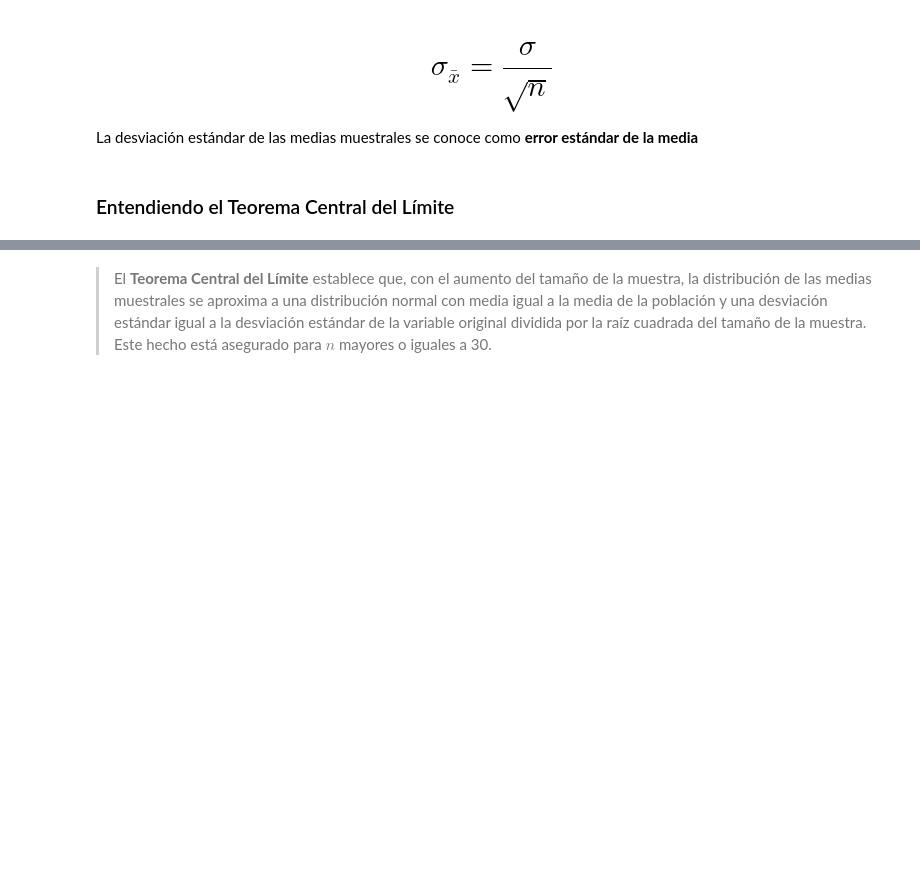
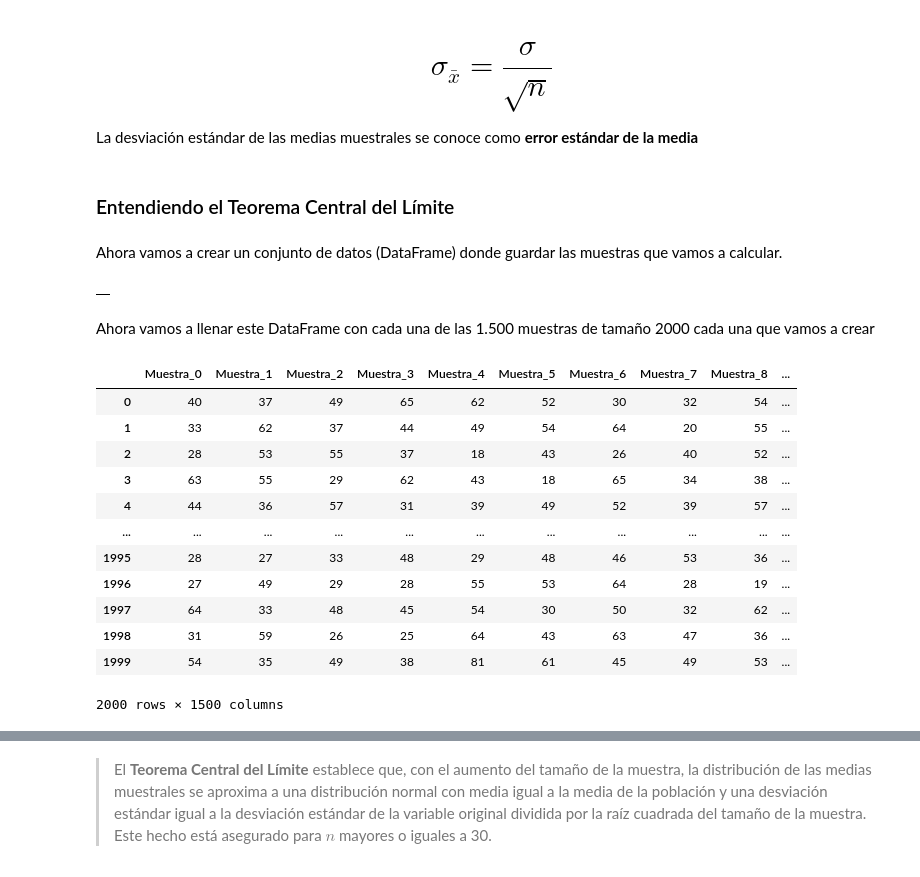
Before and after one commit to Maucho6340/1764-estadistica-con-python-probabilidad-y-muestreo, a Jupyter notebook: Curso_de_Etadística_Parte_2.ipynb, the cells around one changed output, grey strips where cells are left out. Cells and saved outputs as stored; diff of their text form; code cells hidden in the pictures; blank space fills up the shorter version.

```diff
--- a/Curso_de_Etadística_Parte_2.ipynb
+++ b/Curso_de_Etadística_Parte_2.ipynb
@@ -1208,0 +1214,33 @@ La desviación estándar de las medias muestrales se conoce como **error estánd
+# %% [markdown]
+Ahora vamos a crear un conjunto de datos (DataFrame) donde guardar las muestras que vamos a calcular.
+# %%
+muestras=pd.DataFrame() # Creamos un df vacío
+muestras
+# %% [output]
+|  |
+# %% [markdown]
+Ahora vamos a llenar este DataFrame con cada una de las 1.500 muestras de tamaño 2000 cada una que vamos a crear
+# %%
+for i in range(total_de_muestras): # creamos un ciclo for para cada i en intervalo del total de muestras (1.500)
+  _=datos.Edad.sample(n) # Usamos "_" para no almacenar exactamente las muestra en ningún lugar en específico,
+                         # pues al final las vamos a incorporar al df. Llamamos a la variable que vamo a utilizar para el ejemplo
+                         # mediante método "sample" y seleccionamos una muestra de tamaño 2000 como si lo hiciéramos como única vez
+  _.index=range(0,len(_)) # Yo quiero que el índice sea un rango numérico que vaya enumerando cada una de las muestras desde cero hasta
+                          # la longuitud de la muestra que acabé de crear con nombre "_".
+  muestras['Muestra_' + str(i)]=_ # Con ello salvo cada una de las columnas del df
+
+muestras
+# %% [output]
+|  | Muestra_0 | Muestra_1 | Muestra_2 | Muestra_3 | Muestra_4 | Muestra_5 | Muestra_6 | Muestra_7 | Muestra_8 | ... |
+| 0 | 40 | 37 | 49 | 65 | 62 | 52 | 30 | 32 | 54 | ... |
+| 1 | 33 | 62 | 37 | 44 | 49 | 54 | 64 | 20 | 55 | ... |
+| 2 | 28 | 53 | 55 | 37 | 18 | 43 | 26 | 40 | 52 | ... |
+| 3 | 63 | 55 | 29 | 62 | 43 | 18 | 65 | 34 | 38 | ... |
+| 4 | 44 | 36 | 57 | 31 | 39 | 49 | 52 | 39 | 57 | ... |
+| ... | ... | ... | ... | ... | ... | ... | ... | ... | ... | ... |
+| 1995 | 28 | 27 | 33 | 48 | 29 | 48 | 46 | 53 | 36 | ... |
+| 1996 | 27 | 49 | 29 | 28 | 55 | 53 | 64 | 28 | 19 | ... |
+| 1997 | 64 | 33 | 48 | 45 | 54 | 30 | 50 | 32 | 62 | ... |
+| 1998 | 31 | 59 | 26 | 25 | 64 | 43 | 63 | 47 | 36 | ... |
+| 1999 | 54 | 35 | 49 | 38 | 81 | 61 | 45 | 49 | 53 | ... |
+2000 rows × 1500 columns
```
Also changed, not shown: parts of 32 cells of this notebook.
